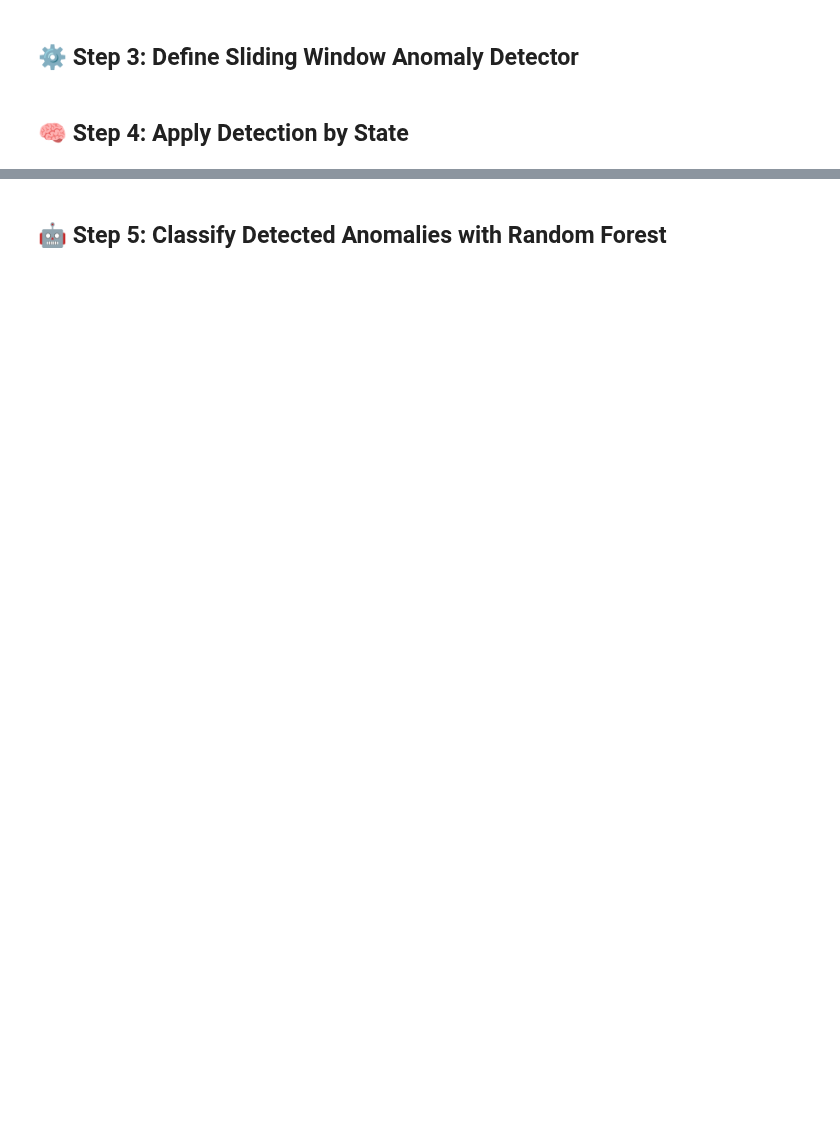
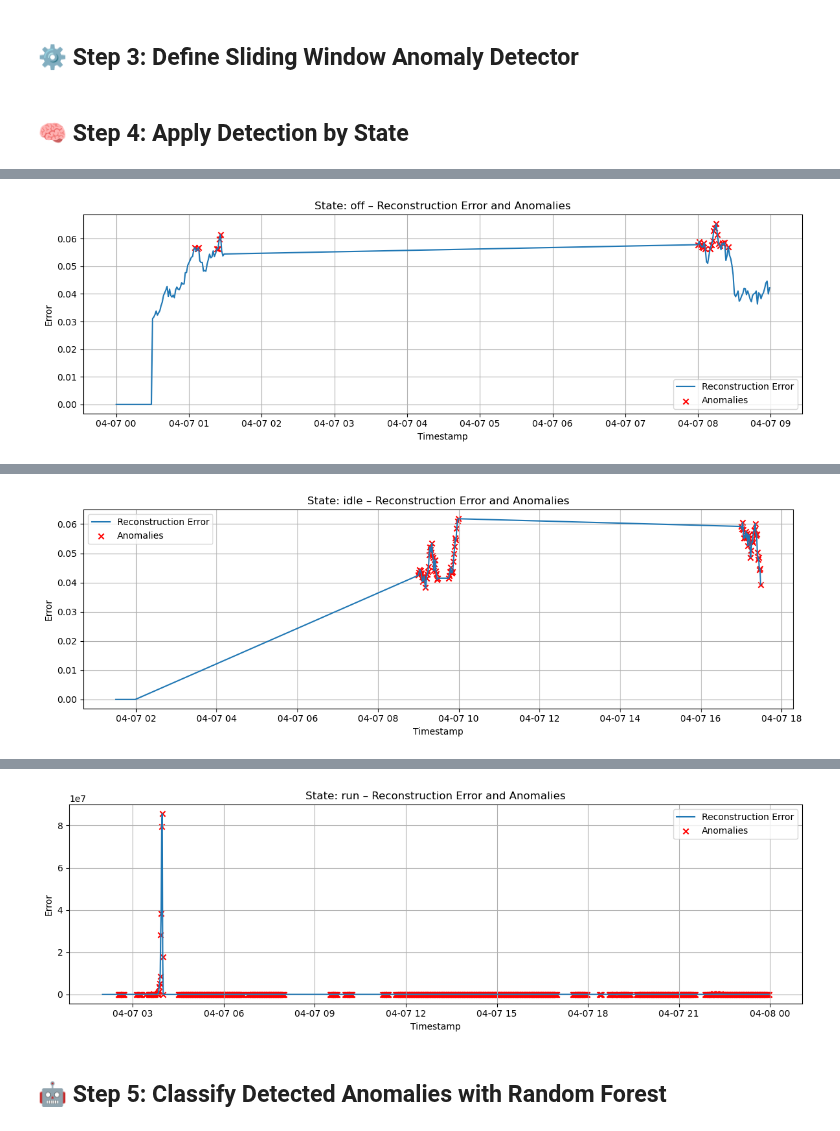
Before and after one commit to advancedbmt/anomaly-detection, a Jupyter notebook: test_cases/state_lstm_inference_and_rf_classification.ipynb, the cells around one changed output, grey strips where cells are left out. Drawn from its saved outputs; the diff is of its cells as text; code cells hidden in the pictures; blank space fills up the shorter version.

```diff
--- a/test_cases/state_lstm_inference_and_rf_classification.ipynb
+++ b/test_cases/state_lstm_inference_and_rf_classification.ipynb
@@ -42,7 +43,11 @@ def detect_state_anomalies(df_state, model_path, feature_cols):
     reconstructions = model.predict(sequences)
     errors = np.mean((reconstructions - sequences[:, -reconstructions.shape[1]:, :]) ** 2, axis=(1, 2))
 
-    threshold = np.percentile(errors, 95)
+    hist, bins = np.histogram(errors, bins=10000)
+    mode_index = np.argmax(hist)
+    mode = (bins[mode_index] + bins[mode_index + 1]) / 2
+    threshold = mode
+    #threshold = np.percentile(errors, 95)
     print(f"Threshold for {model_path}: {threshold:.6f}")
 
     flags = np.array([False] * len(df_state))
@@ -68,5 +73,21 @@ for state in df['state'].unique():
     if model_path:
         df_state = detect_state_anomalies(df_state, model_path, feature_cols)
         df_all = pd.concat([df_all, df_state])
+
+    # 📊 Plotting section
+    plt.figure(figsize=(12, 4))
+    plt.plot(df_state['timestamp'], df_state['reconstruction_error'], label='Reconstruction Error')
+    plt.scatter(
+        df_state[df_state['is_anomaly']]['timestamp'],
+        df_state[df_state['is_anomaly']]['reconstruction_error'],
+        color='red', label='Anomalies', marker='x'
+    )
+    plt.title(f"State: {state} – Reconstruction Error and Anomalies")
+    plt.xlabel("Timestamp")
+    plt.ylabel("Error")
+    plt.legend()
+    plt.grid(True)
+    plt.tight_layout()
+    plt.show()
 df = df_all.sort_values('timestamp').reset_index(drop=True)
 # %% [output]
@@ -78,0 +96 @@ Threshold for ../test_cases/saved_models/lstm_run.h5: 298.217598
+[figure, added]
@@ -78,0 +99 @@ Threshold for ../test_cases/saved_models/lstm_run.h5: 298.217598
+[figure, added]
@@ -79,3 +102,4 @@ Threshold for ../test_cases/saved_models/lstm_run.h5: 298.217598
+[figure, added]
 # %% [markdown]
 ## 🤖 Step 5: Classify Detected Anomalies with Random Forest
 # %%
```
Also changed, not shown: parts of 5 cells of this notebook, 5 other files.
